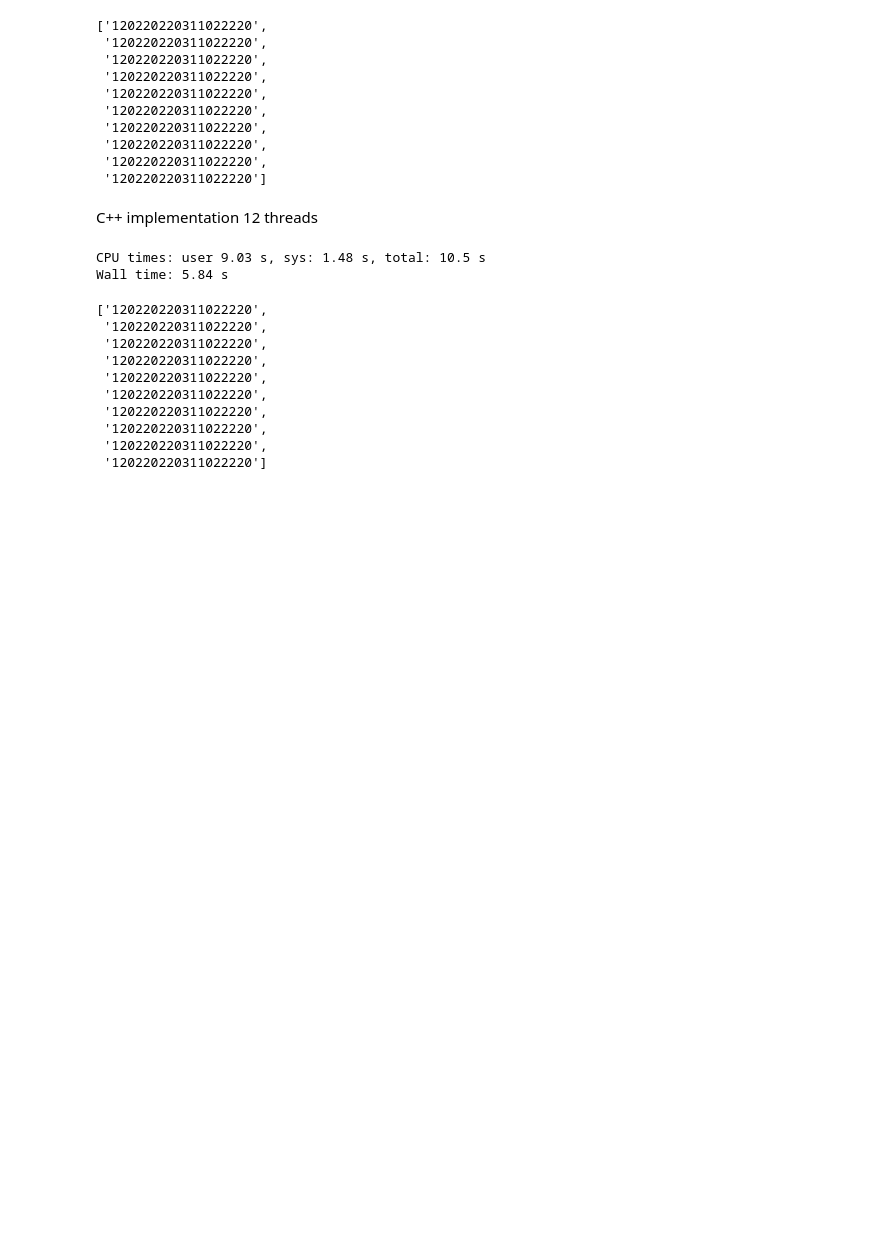
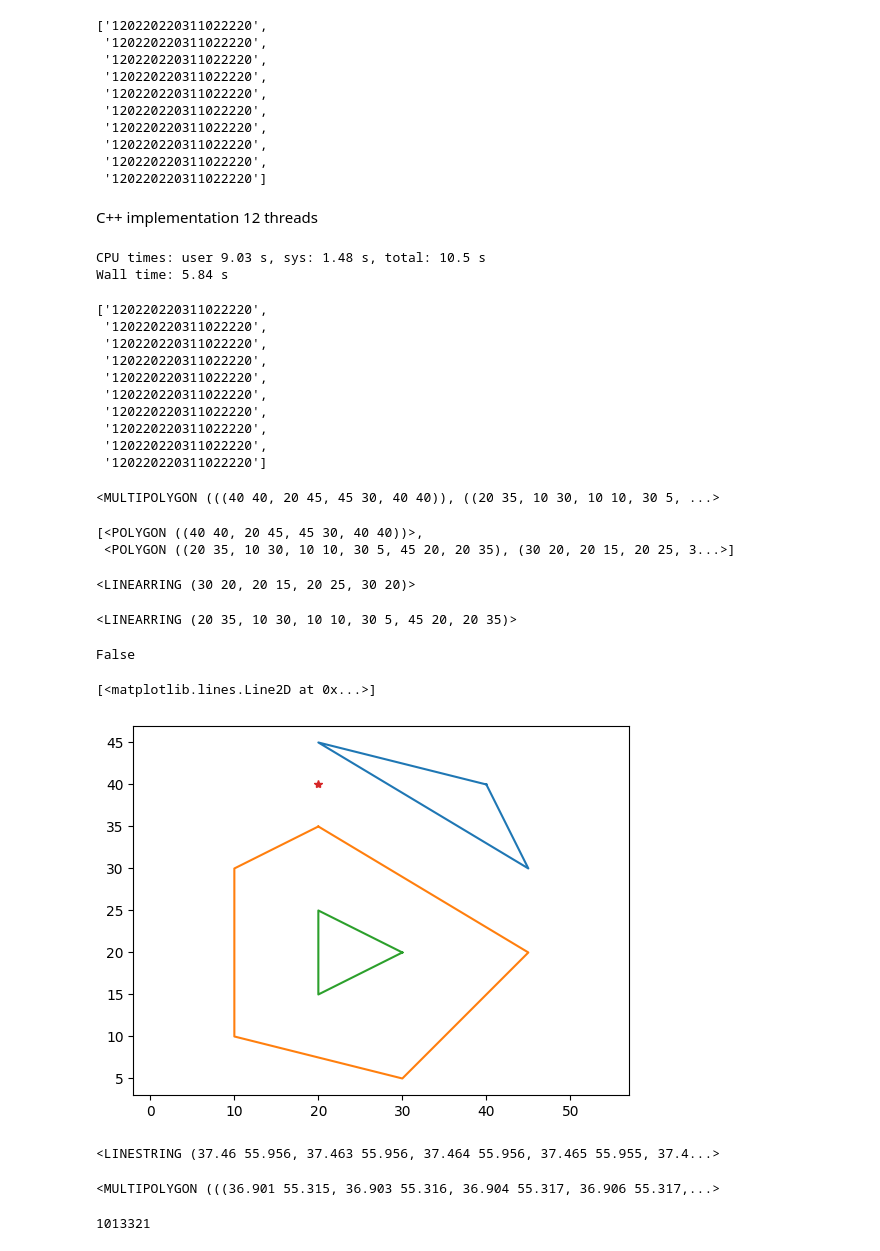
Before and after one commit to oslanaslan/graph_tools, a Jupyter notebook: graph_isohrones/python/test_graph_utils.ipynb, the cells around one changed output. Cells and saved outputs as stored; diff of their text form; code cells hidden in the pictures; blank space fills up the shorter version.

Commit message:
Added polygon hashing using GEOS polygon. LightPolygon doesn't work

```diff
--- a/graph_isohrones/python/test_graph_utils.ipynb
+++ b/graph_isohrones/python/test_graph_utils.ipynb
@@ -313,0 +318,40 @@ cpp_ghash_res[:10]
+# %%
+poly_str = "MULTIPOLYGON (((40 40, 20 45, 45 30, 40 40)),((20 35, 10 30, 10 10, 30 5, 45 20, 20 35),(30 20, 20 15, 20 25, 30 20)))"
+poly = wkt.loads(poly_str)
+poly
+# %% [output]
+<MULTIPOLYGON (((40 40, 20 45, 45 30, 40 40)), ((20 35, 10 30, 10 10, 30 5, ...>
+# %%
+list(poly.geoms)
+# %% [output]
+[<POLYGON ((40 40, 20 45, 45 30, 40 40))>,
+ <POLYGON ((20 35, 10 30, 10 10, 30 5, 45 20, 20 35), (30 20, 20 15, 20 25, 3...>]
+# %%
+poly.geoms[-1].interiors[0]
+# %% [output]
+<LINEARRING (30 20, 20 15, 20 25, 30 20)>
+# %%
+poly.geoms[-1].exterior
+# %% [output]
+<LINEARRING (20 35, 10 30, 10 10, 30 5, 45 20, 20 35)>
+# %%
+test_point = geometry.Point(20, 40)
+poly.contains(test_point)
+# %% [output]
+False
+# %%
+fig, axs = plt.subplots()
+axs.set_aspect('equal', 'datalim')
+
+for geom in poly.geoms:
+    xs, ys = geom.exterior.xy
+    axs.plot(xs, ys)
+
+    for hole in geom.interiors:
+        xs, ys = hole.xy
+        axs.plot(xs, ys)
+
+plt.plot(*test_point.coords.xy, '*')
+# %% [output]
+[<matplotlib.lines.Line2D at 0x...>]
+[figure, added]
@@ -313,0 +360,4 @@ cpp_ghash_res[:10]
+# %%
+wkt.loads(l)
+# %% [output]
+<LINESTRING (37.46 55.956, 37.463 55.956, 37.464 55.956, 37.465 55.955, 37.4...>
@@ -313,0 +366,5 @@ cpp_ghash_res[:10]
+# %%
+moscow_polygon = wkt.loads(l)
+moscow_polygon
+# %% [output]
+<MULTIPOLYGON (((36.901 55.315, 36.903 55.316, 36.904 55.317, 36.906 55.317,...>
@@ -313,0 +381,8 @@ cpp_ghash_res[:10]
+# %%
+with open("../test/tests/test_geohashing/resources/moscow_geohashes_geos.txt", 'r') as f:
+    test_geohashes_lst = f.read()
+
+test_geohashes_lst = test_geohashes_lst.split()
+len(test_geohashes_lst)
+# %% [output]
+1013321
```
Also changed, not shown: parts of 9 cells of this notebook, 9 other files.
